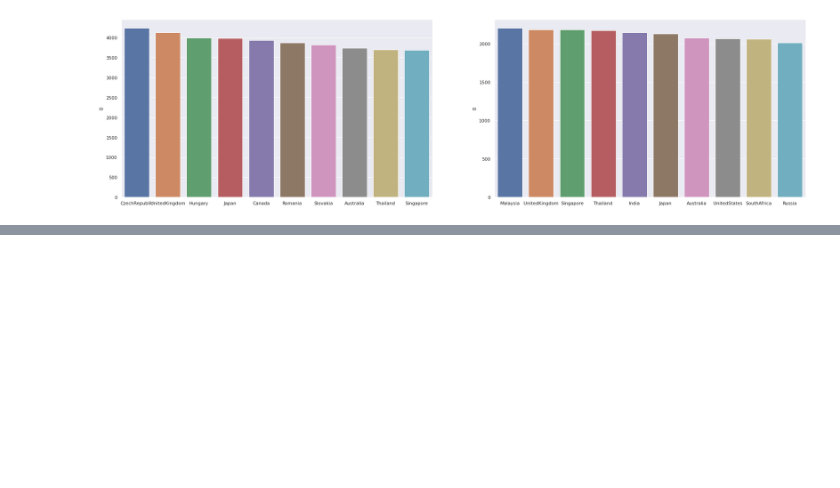
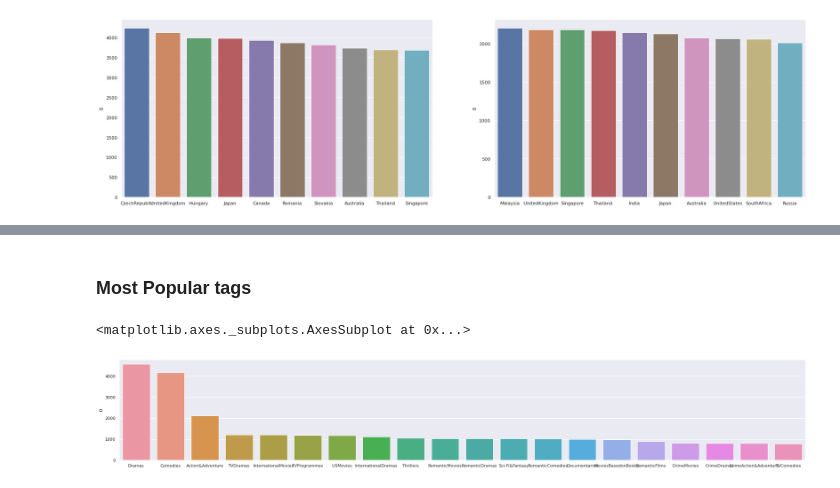
Before and after one commit to rajput-t/netflix_nlp_p1, a Jupyter notebook: Netflix.ipynb, the cells around one changed output, grey strips where cells are left out. Saved outputs shown, nothing was run; the diff lists cells and outputs as text; code cells hidden in the pictures; blank space fills up the shorter version.

```diff
--- a/Netflix.ipynb
+++ b/Netflix.ipynb
@@ -137,0 +147,8 @@ Index(['Title', 'Genre', 'Tags', 'Languages', 'Series or Movie',
+# %% [markdown]
+### Most Popular tags
+# %%
+sns.set(rc={'figure.figsize':(33,5)})
+cc(df['Tags'],20)
+# %% [output]
+<matplotlib.axes._subplots.AxesSubplot at 0x...>
+[figure, added]
```
Also changed, not shown: parts of 10 cells of this notebook.
